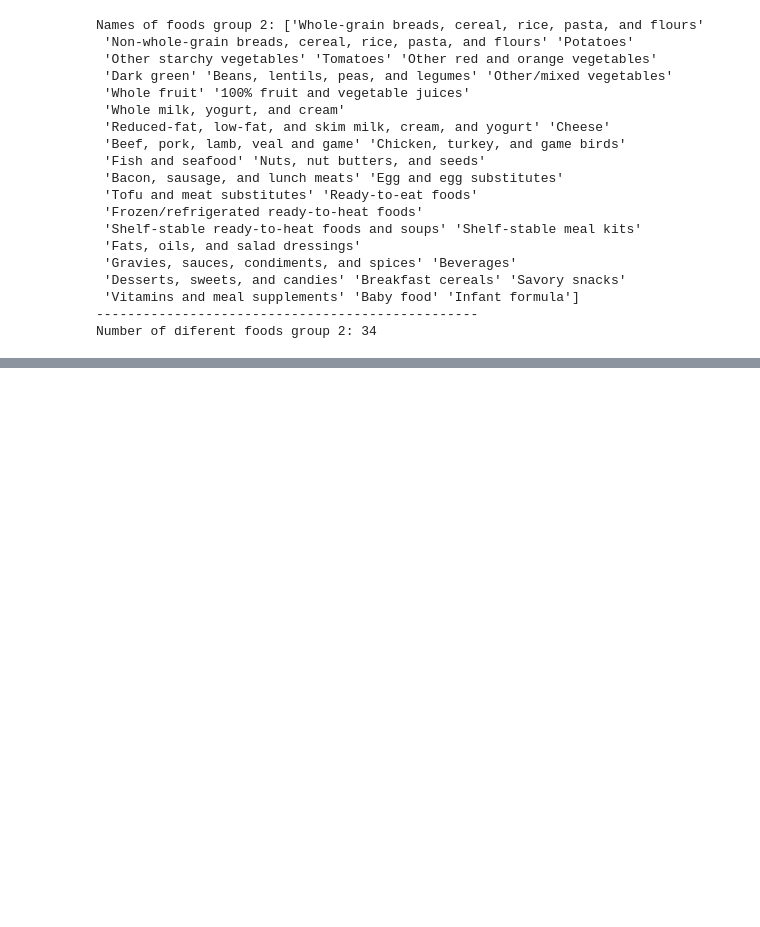
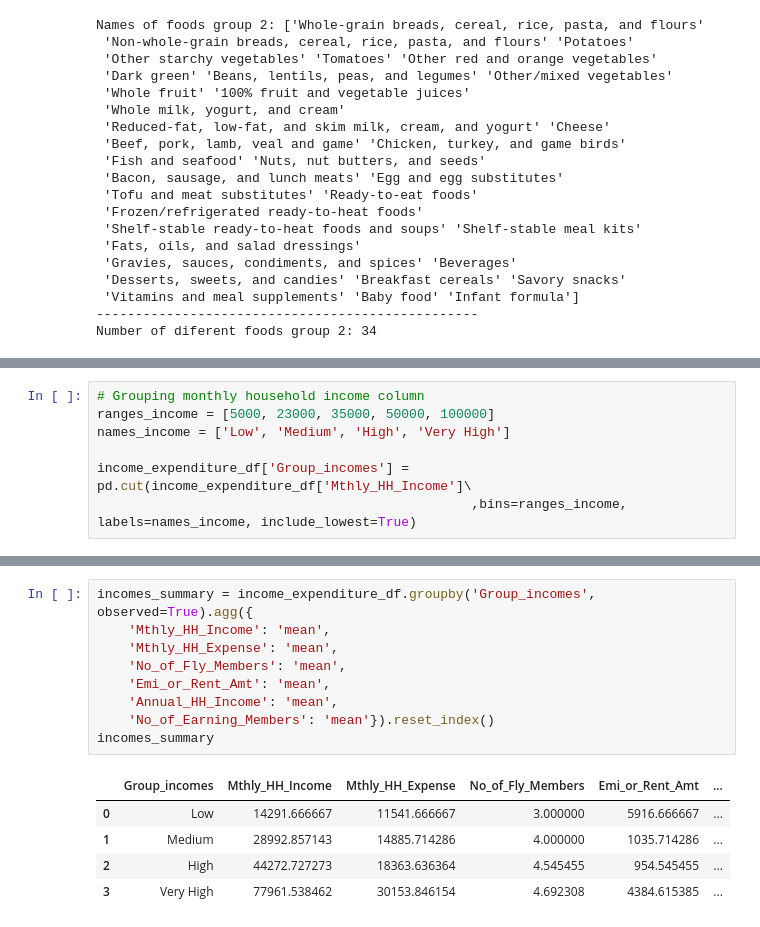
Before and after one commit to StephanieApaza/Income_influence_food_choices, a Jupyter notebook: income_food_choices.ipynb, the cells around one changed output, grey strips where cells are left out. Drawn from its saved outputs; the diff is of its cells as text; blank space fills up the shorter version.

```diff
--- a/income_food_choices.ipynb
+++ b/income_food_choices.ipynb
@@ -326,0 +382,7 @@ Number of diferent foods group 2: 34
+# %%
+# Grouping monthly household income column
+ranges_income = [5000, 23000, 35000, 50000, 100000]
+names_income = ['Low', 'Medium', 'High', 'Very High']
+
+income_expenditure_df['Group_incomes'] = pd.cut(income_expenditure_df['Mthly_HH_Income']\
+                                                ,bins=ranges_income, labels=names_income, include_lowest=True)
@@ -326,0 +398,15 @@ Number of diferent foods group 2: 34
+# %%
+incomes_summary = income_expenditure_df.groupby('Group_incomes', observed=True).agg({
+    'Mthly_HH_Income': 'mean',
+    'Mthly_HH_Expense': 'mean',
+    'No_of_Fly_Members': 'mean',
+    'Emi_or_Rent_Amt': 'mean',
+    'Annual_HH_Income': 'mean',
+    'No_of_Earning_Members': 'mean'}).reset_index()
+incomes_summary
+# %% [output]
+|  | Group_incomes | Mthly_HH_Income | Mthly_HH_Expense | No_of_Fly_Members | Emi_or_Rent_Amt | ... |
+| 0 | Low | 14291.666667 | 11541.666667 | 3.000000 | 5916.666667 | ... |
+| 1 | Medium | 28992.857143 | 14885.714286 | 4.000000 | 1035.714286 | ... |
+| 2 | High | 44272.727273 | 18363.636364 | 4.545455 | 954.545455 | ... |
+| 3 | Very High | 77961.538462 | 30153.846154 | 4.692308 | 4384.615385 | ... |
```
Also changed, not shown: parts of 11 cells of this notebook.
